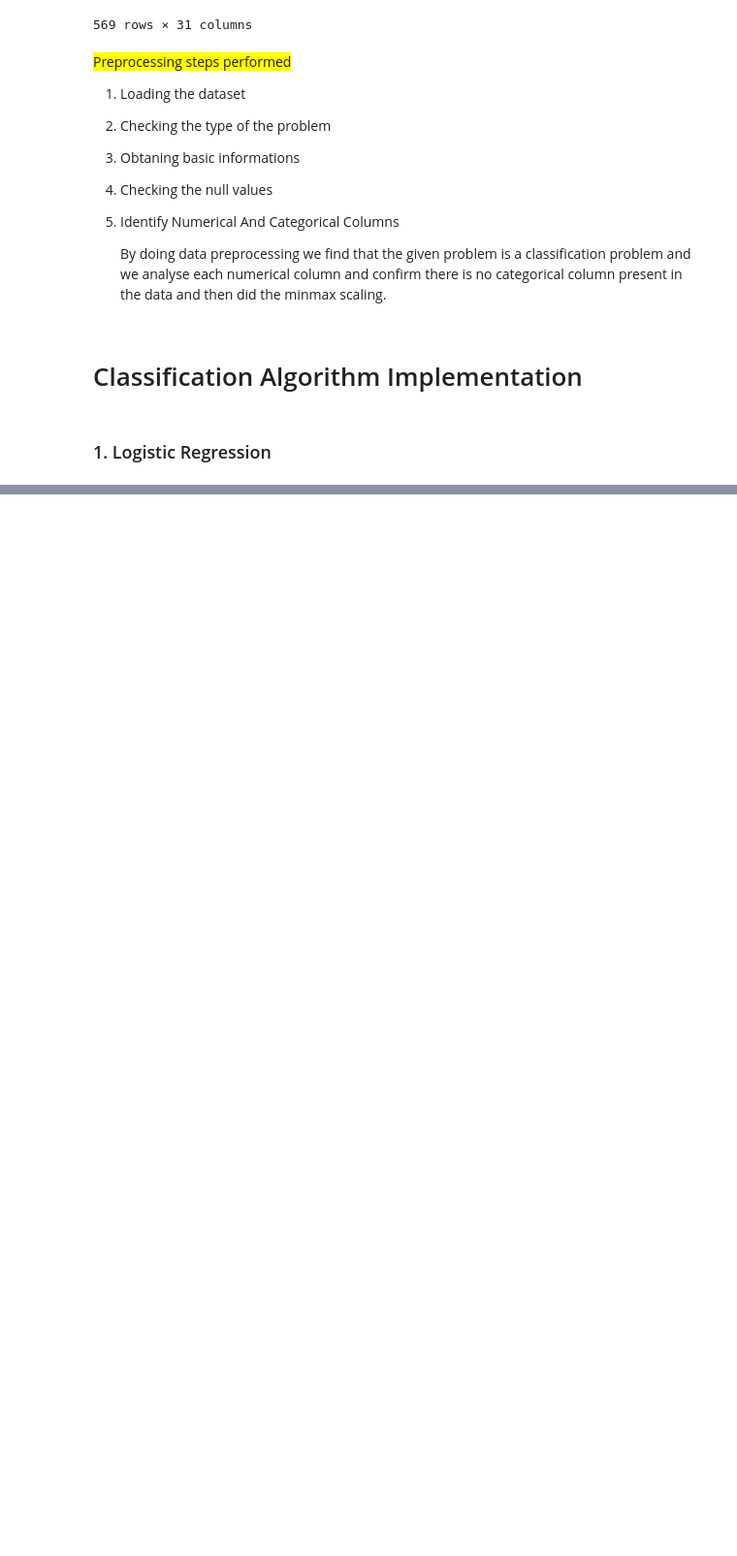
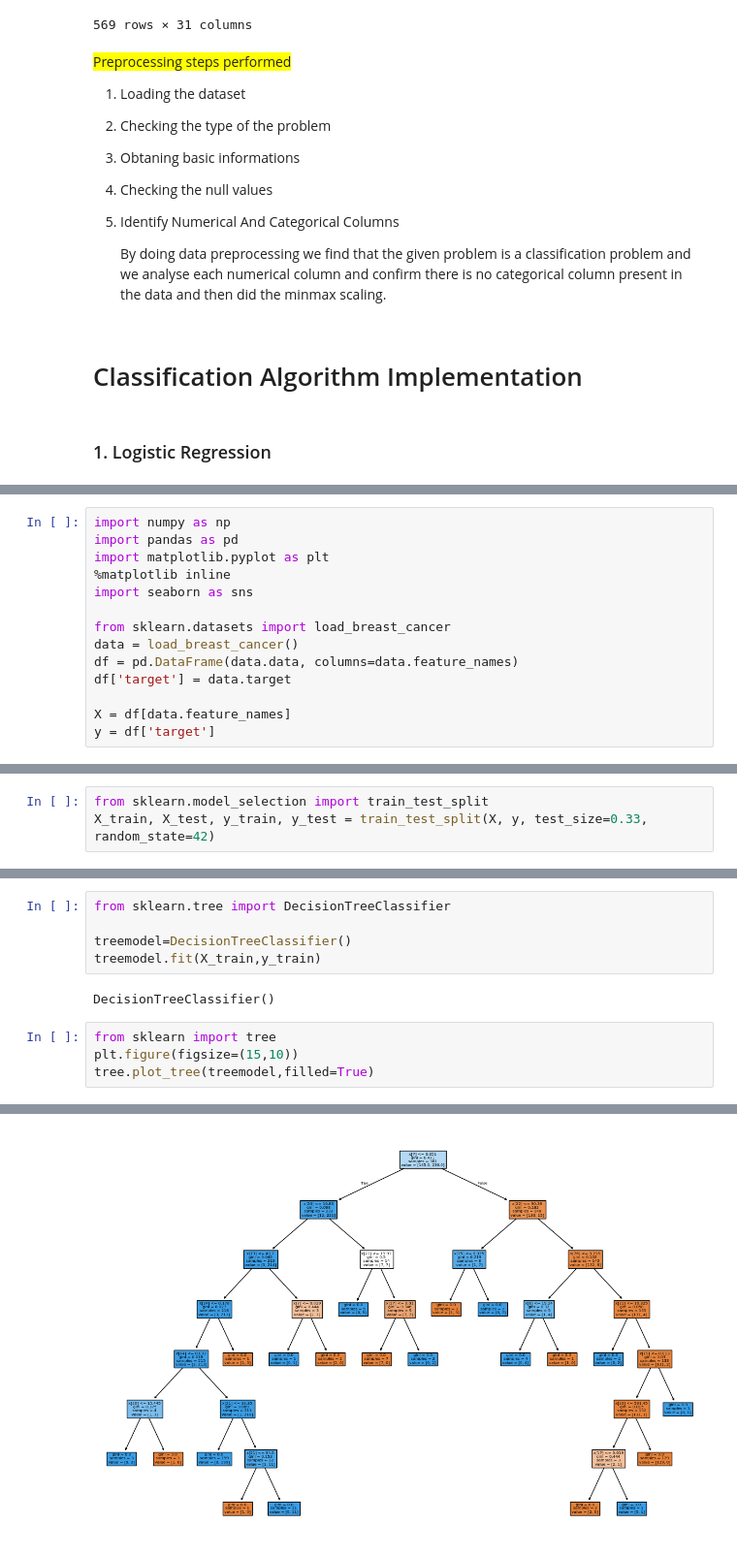
Before and after one commit to Jothattakan/Formative-Assessment-Supervised-Learning, a Jupyter notebook: Formative Assessment Supervised Learning.ipynb, the cells around one changed output, grey strips where cells are left out. Shown: that part at 97% size. Drawn from its saved outputs; the diff is of its cells as text; blank space fills up the shorter version.

```diff
--- a/Formative Assessment Supervised Learning.ipynb
+++ b/Formative Assessment Supervised Learning.ipynb
@@ -226,0 +359,14 @@ scaled_df
+# %%
+import numpy as np
+import pandas as pd
+import matplotlib.pyplot as plt
+%matplotlib inline
+import seaborn as sns
+
+from sklearn.datasets import load_breast_cancer
+data = load_breast_cancer()
+df = pd.DataFrame(data.data, columns=data.feature_names)
+df['target'] = data.target
+
+X = df[data.feature_names]
+y = df['target']
@@ -226,0 +389,3 @@ scaled_df
+# %%
+from sklearn.model_selection import train_test_split
+X_train, X_test, y_train, y_test = train_test_split(X, y, test_size=0.33, random_state=42)
@@ -226,0 +408,12 @@ scaled_df
+# %%
+from sklearn.tree import DecisionTreeClassifier
+
+treemodel=DecisionTreeClassifier()
+treemodel.fit(X_train,y_train)
+# %% [output]
+DecisionTreeClassifier()
+# %%
+from sklearn import tree
+plt.figure(figsize=(15,10))
+tree.plot_tree(treemodel,filled=True)
+# %% [output]
@@ -226,0 +437 @@ scaled_df
+[figure, added]
```
Also changed, not shown: parts of 44 cells of this notebook.
